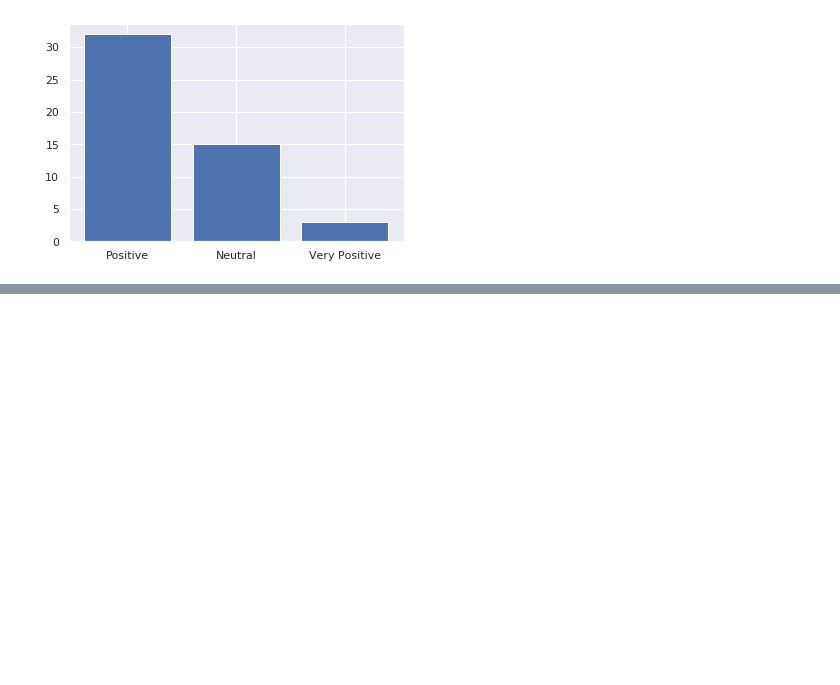
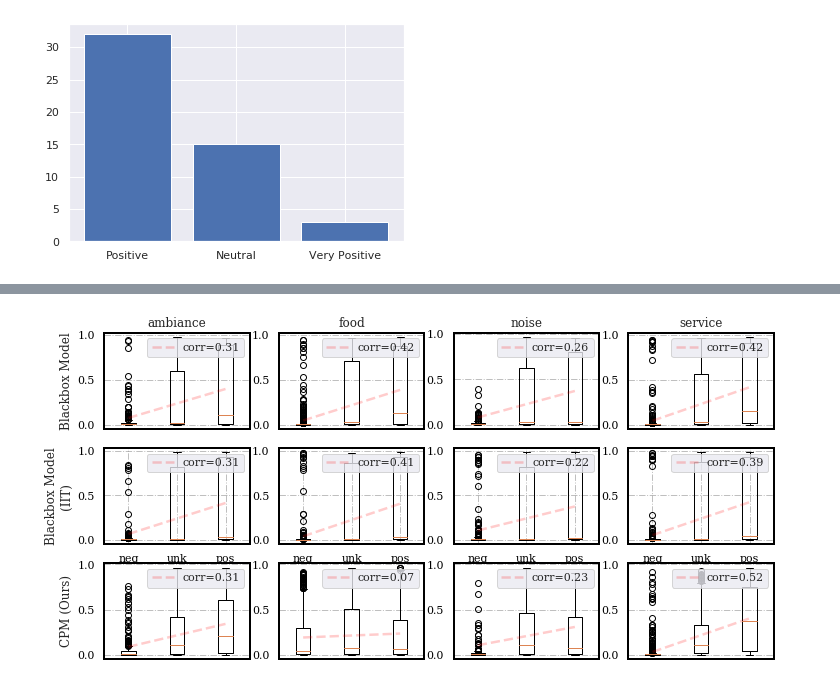
Before and after one commit to frankaging/Causal-Proxy-Model, a Jupyter notebook: Proxy_evaluation.ipynb, the cells around one changed output, grey strips where cells are left out. Saved outputs shown, nothing was run; the diff lists cells and outputs as text; code cells hidden in the pictures; blank space fills up the shorter version.

```diff
--- a/Proxy_evaluation.ipynb
+++ b/Proxy_evaluation.ipynb
@@ -1403,0 +1417,20 @@ with plt.rc_context({'axes.edgecolor':'black', 'xtick.color':'black', 'ytick.col
+# %%
+with plt.rc_context({'axes.edgecolor':'black', 'xtick.color':'black', 'ytick.color':'black', 'figure.facecolor':'white'}):
+    fig, axs = plt.subplots(3, 4, figsize=(12, 6))
+    names = ["ambiance", "food", "noise", "service"]
+    # Blackbox model
+    for i in range(0, 4):
+        subplot_func(axs[0,i], correlate_results, with_title=True)
+        axs[0,0].set_ylabel("Blackbox Model")
+
+    # Control
+    for i in range(0, 4):
+        subplot_func(axs[1,i], control_results, with_labels=True)
+        axs[1,0].set_ylabel("Blackbox Model\n(IIT)")
+
+    # CPM
+    for i in range(0, 4):
+        subplot_func(axs[2,i], decorrelate_results)
+        axs[2,0].set_ylabel("CPM (Ours)")
+# %% [output]
+[figure, added]
```
Also changed, not shown: parts of 8 cells of this notebook.
